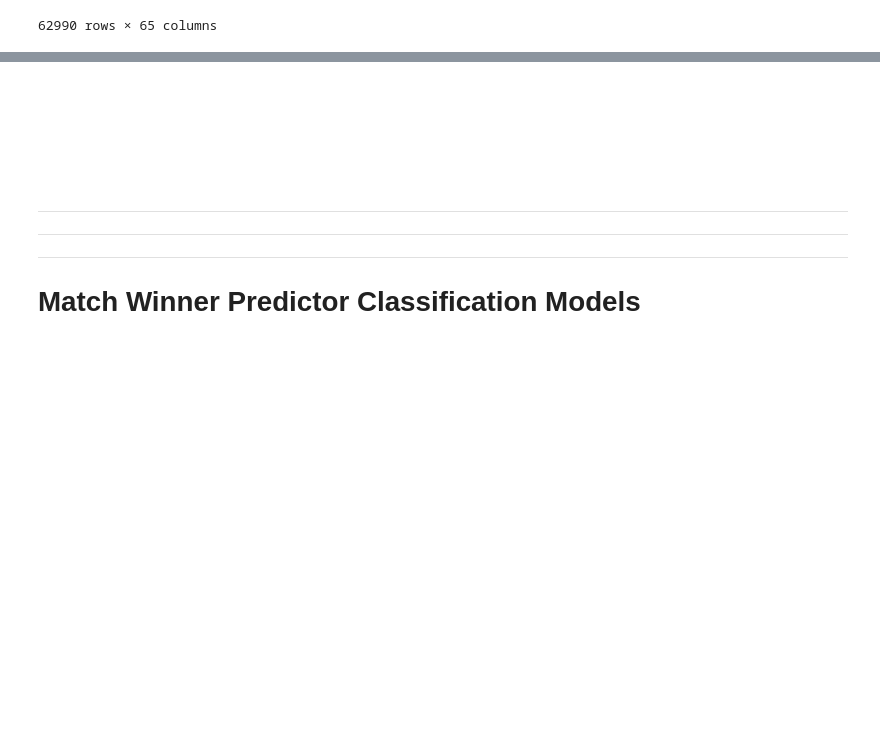
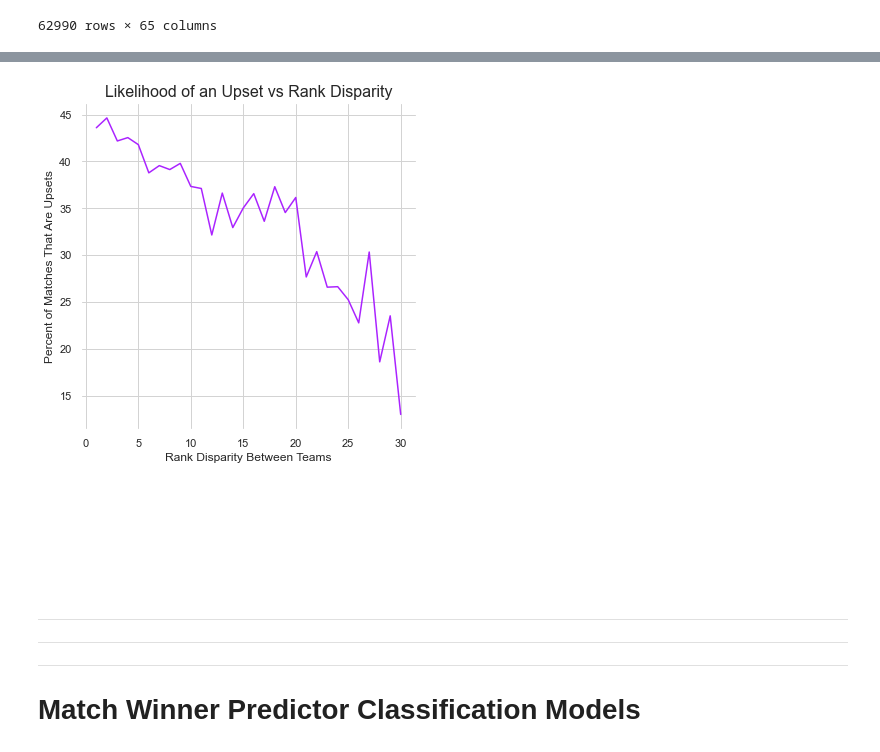
Before and after one commit to a-dubs/ds3000-project, a Jupyter notebook: notebook.ipynb, the cells around one changed output, grey strips where cells are left out. Drawn from its saved outputs; the diff is of its cells as text; code cells hidden in the pictures; blank space fills up the shorter version.

```diff
--- a/notebook.ipynb
+++ b/notebook.ipynb
@@ -359,22 +415,29 @@ plt.pie(upset_frequencies)
 # %%
 upsets_per_rank_diff = Series({n:0 for n in range(1,31)}, name="upsets_freq")
 non_upsets_per_rank_diff = Series({n:0 for n in range(1,31)}, name="non_upsets_freq")
 for index, row in upsets_df.iterrows():
     if upset_or_not[index] == "upset":
         upsets_per_rank_diff[abs(row["t1_rank"] - row["t2_rank"])] += 1
     else:
         non_upsets_per_rank_diff[abs(row["t1_rank"] - row["t2_rank"])] += 1
 
 
 upsets_or_not_vs_rank_diffs = DataFrame(upsets_per_rank_diff)
 upsets_or_not_vs_rank_diffs["non_upsets_freq"] = non_upsets_per_rank_diff
 
 upsets_rel_freq_vs_rank_diffs = Series({n:0 for n in range(1,31)})
 for index, row in upsets_or_not_vs_rank_diffs.iterrows():
     upsets_rel_freq_vs_rank_diffs[index] = round(row["upsets_freq"] / (row["upsets_freq"] + row["non_upsets_freq"]) * 100, 2)
-plt.ylabel("Percent of Matches That Are Upsets")
-plt.xlabel("Rank Disparity Between Teams")
-plt.plot(upsets_rel_freq_vs_rank_diffs.index, upsets_rel_freq_vs_rank_diffs.values)
+
+plt.figure(figsize=(6,6))
+plt.title("Likelihood of an Upset vs Rank Disparity",fontsize=16)
+plt.ylabel("Percent of Matches That Are Upsets", fontsize=12)
+plt.xlabel("Rank Disparity Between Teams", fontsize=12)
+plt.plot(upsets_rel_freq_vs_rank_diffs.index, upsets_rel_freq_vs_rank_diffs.values, color=color("electric purple"))
+plt.grid(c="lightgray")
+plt.show()
+# %% [output]
+[figure, added]
 # %% [markdown]
 <br>
 <br>
```
Also changed, not shown: parts of 60 cells of this notebook, 12 other files.
